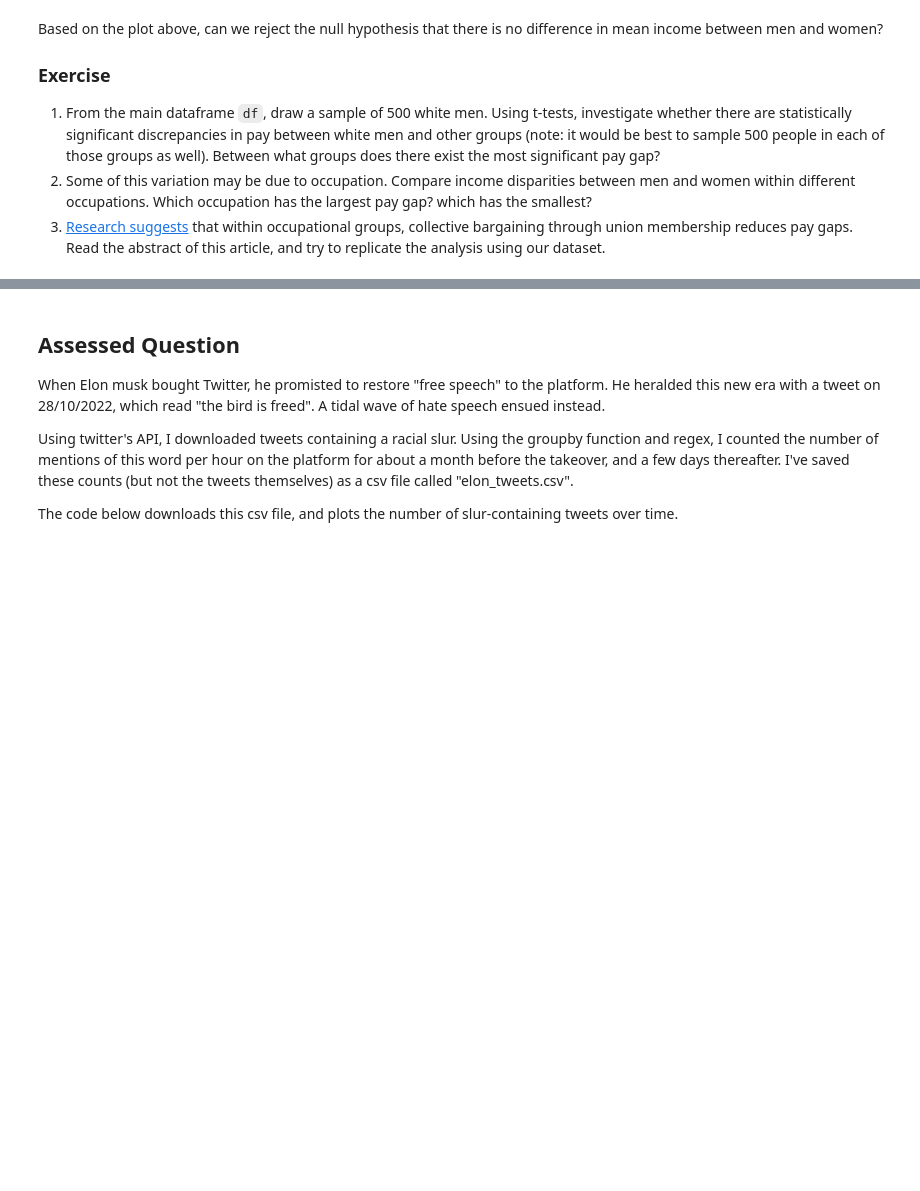
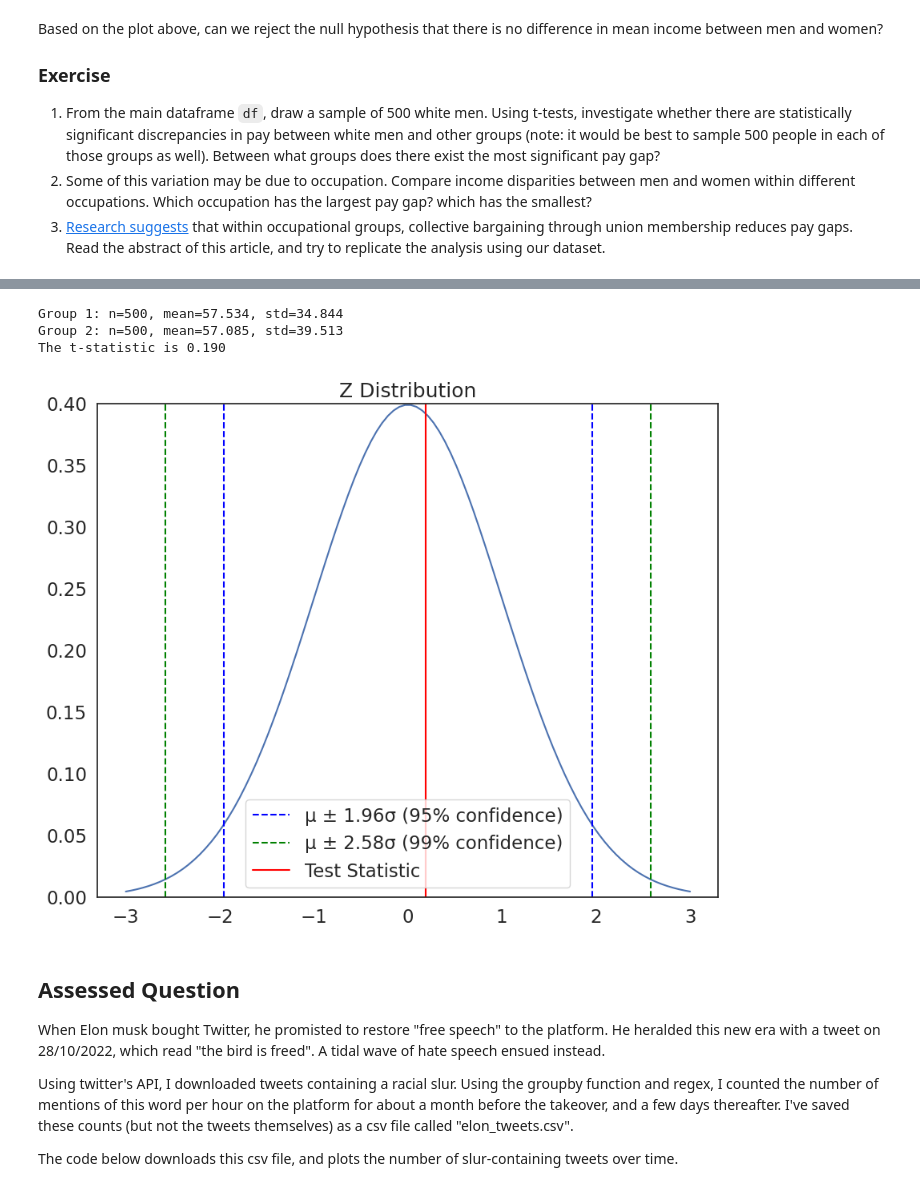
Before and after one commit to joe-lrrde/QM2, a Jupyter notebook: notebooks/W06. Hypothesis Testing.ipynb, the cells around one changed output, grey strips where cells are left out. Cells and saved outputs as stored; diff of their text form; code cells hidden in the pictures; blank space fills up the shorter version.

```diff
--- a/notebooks/W06. Hypothesis Testing.ipynb
+++ b/notebooks/W06. Hypothesis Testing.ipynb
@@ -287,3 +313,11 @@ Based on the plot above, can we reject the null hypothesis that there is no diff
+# %%
+o=manual_ttest(white_men['income'],other_men['income'])
+plot_z(o)
+# %% [output]
+Group 1: n=500, mean=57.534, std=34.844
+Group 2: n=500, mean=57.085, std=39.513
+The t-statistic is 0.190
+[figure, added]
 # %% [markdown]
 ## Assessed Question
 
```
Also changed, not shown: parts of 17 cells of this notebook.
